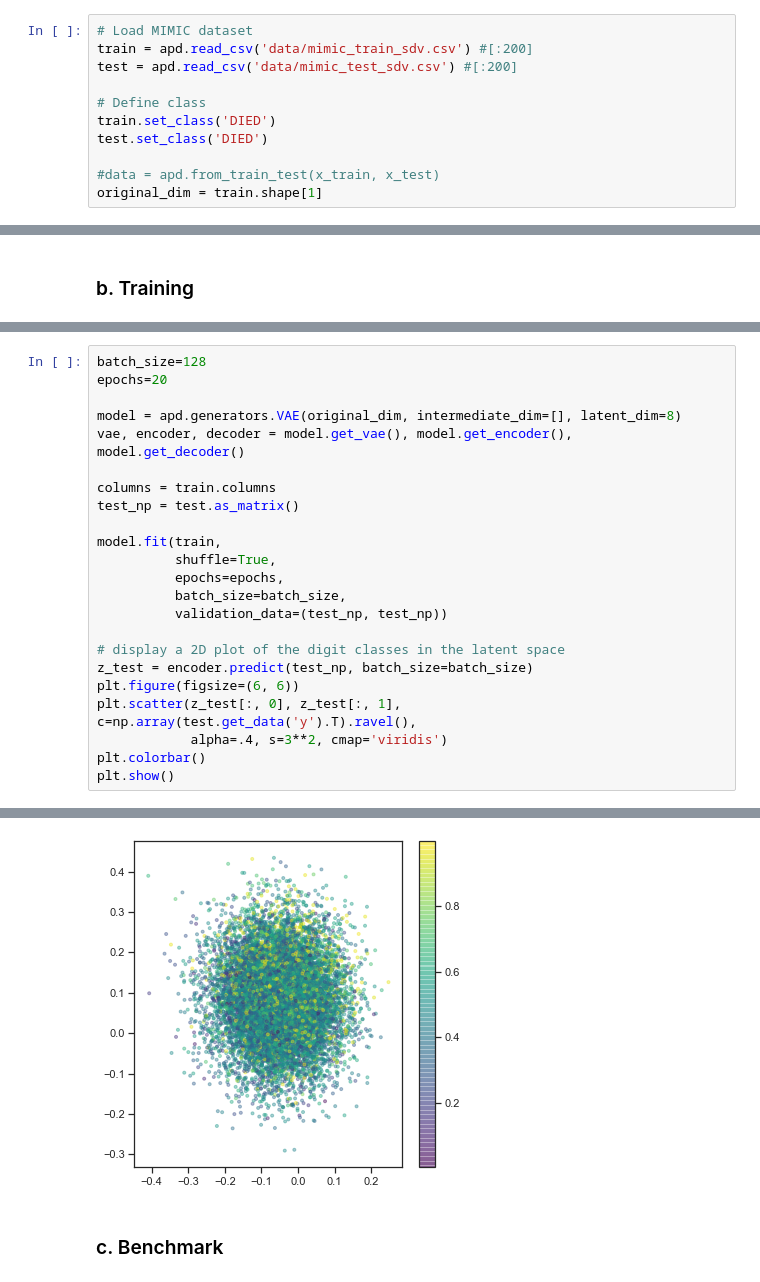
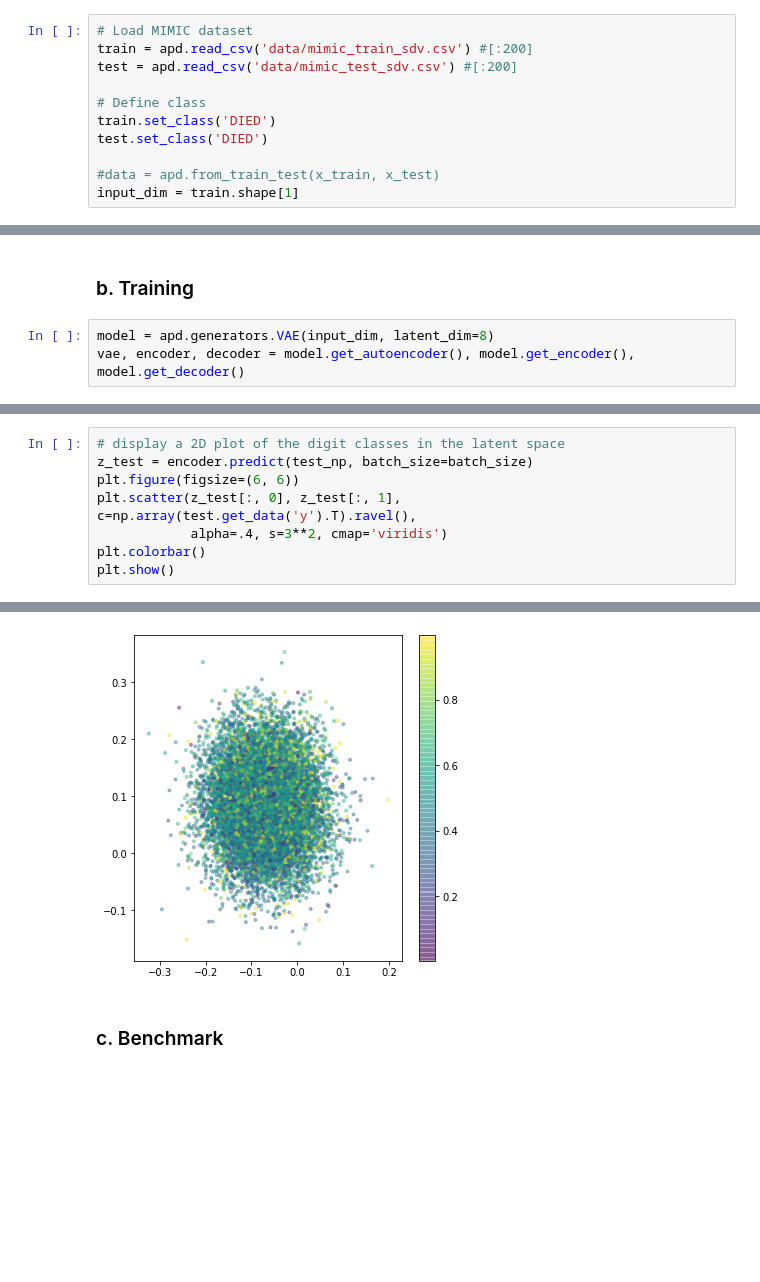
Before and after one commit to Didayolo/generators, a Jupyter notebook: vae_benchmark.ipynb, the cells around one changed output, grey strips where cells are left out. Cells and saved outputs as stored; diff of their text form; blank space fills up the shorter version.

```diff
--- a/vae_benchmark.ipynb
+++ b/vae_benchmark.ipynb
@@ -26,7 +26,7 @@ train.set_class('DIED')
 test.set_class('DIED')
 
 #data = apd.from_train_test(x_train, x_test)
-original_dim = train.shape[1]
+input_dim = train.shape[1]
 # %%
 train.shape
 # %% [output]
@@ -61,3 +61,6 @@ train.distance(test)
 0
 # %% [markdown]
 ### b. Training
+# %%
+model = apd.generators.VAE(input_dim, latent_dim=8)
+vae, encoder, decoder = model.get_autoencoder(), model.get_encoder(), model.get_decoder()
@@ -64,19 +102,4 @@ train.distance(test)
 # %%
-batch_size=128
-epochs=20
-
-model = apd.generators.VAE(original_dim, intermediate_dim=[], latent_dim=8)
-vae, encoder, decoder = model.get_vae(), model.get_encoder(), model.get_decoder()
-
-columns = train.columns
-test_np = test.as_matrix()
-
-model.fit(train,
-          shuffle=True,
-          epochs=epochs,
-          batch_size=batch_size,
-          validation_data=(test_np, test_np))
-
 # display a 2D plot of the digit classes in the latent space
 z_test = encoder.predict(test_np, batch_size=batch_size)
 plt.figure(figsize=(6, 6))
@@ -105,4 +111,4 @@ Epoch 20/20
-[figure, old version]
+[figure, new version]
 # %% [markdown]
 ### c. Benchmark
 # %%
```
Also changed, not shown: parts of 38 cells of this notebook.
